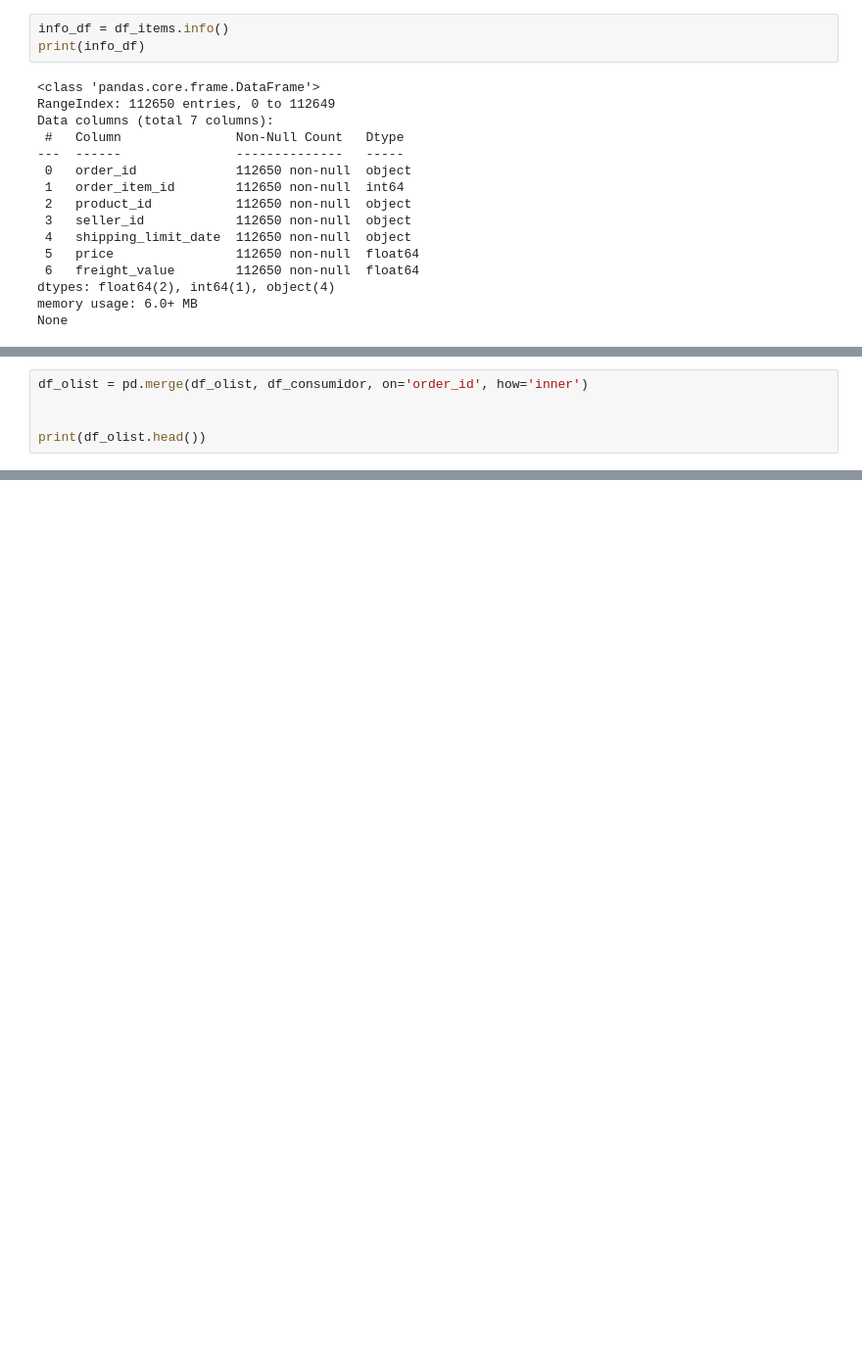
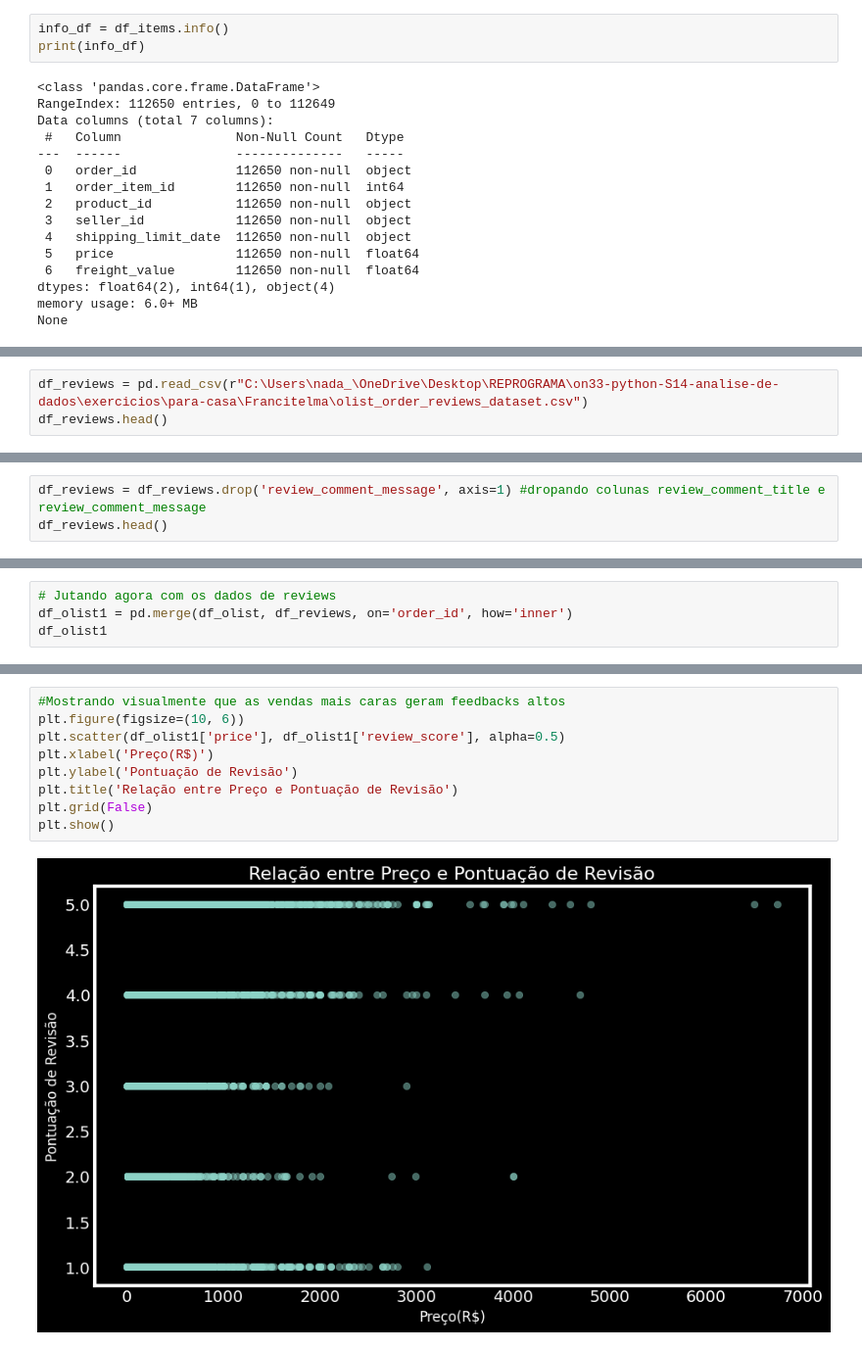
Before and after one commit to reprograma/on33-python-s14-analise-de-dados, a Jupyter notebook: exercicios/para-casa/Francitelma/exercicioS14.ipynb, the cells around one changed output, grey strips where cells are left out. Shown at 98% size. Saved outputs shown, nothing was run; the diff lists cells and outputs as text; blank space fills up the shorter version.

```diff
--- a/exercicios/para-casa/Francitelma/exercicioS14.ipynb
+++ b/exercicios/para-casa/Francitelma/exercicioS14.ipynb
@@ -381,0 +193,3 @@ memory usage: 4.3+ MB
+# %%
+df_reviews = pd.read_csv(r"C:\Users\nada_\OneDrive\Desktop\REPROGRAMA\on33-python-S14-analise-de-dados\exercicios\para-casa\Francitelma\olist_order_reviews_dataset.csv")
+df_reviews.head()
@@ -381,0 +237,3 @@ memory usage: 4.3+ MB
+# %%
+df_reviews = df_reviews.drop('review_comment_message', axis=1) #dropando colunas review_comment_title e review_comment_message
+df_reviews.head()
@@ -435,6 +265,5 @@ print(df_consumidor['order_id'].isnull().sum())
 # %%
-df_olist = pd.merge(df_olist, df_consumidor, on='order_id', how='inner')
-
-
-print(df_olist.head())
+# Jutando agora com os dados de reviews
+df_olist1 = pd.merge(df_olist, df_reviews, on='order_id', how='inner')
+df_olist1
 # %% [output]
@@ -443,0 +361,11 @@ Index: []
+# %%
+#Mostrando visualmente que as vendas mais caras geram feedbacks altos
+plt.figure(figsize=(10, 6))
+plt.scatter(df_olist1['price'], df_olist1['review_score'], alpha=0.5)
+plt.xlabel('Preço(R$)')
+plt.ylabel('Pontuação de Revisão')
+plt.title('Relação entre Preço e Pontuação de Revisão')
+plt.grid(False)
+plt.show()
+# %% [output]
+[figure, added]
```
Also changed, not shown: parts of 55 cells of this notebook, 3 other files.
